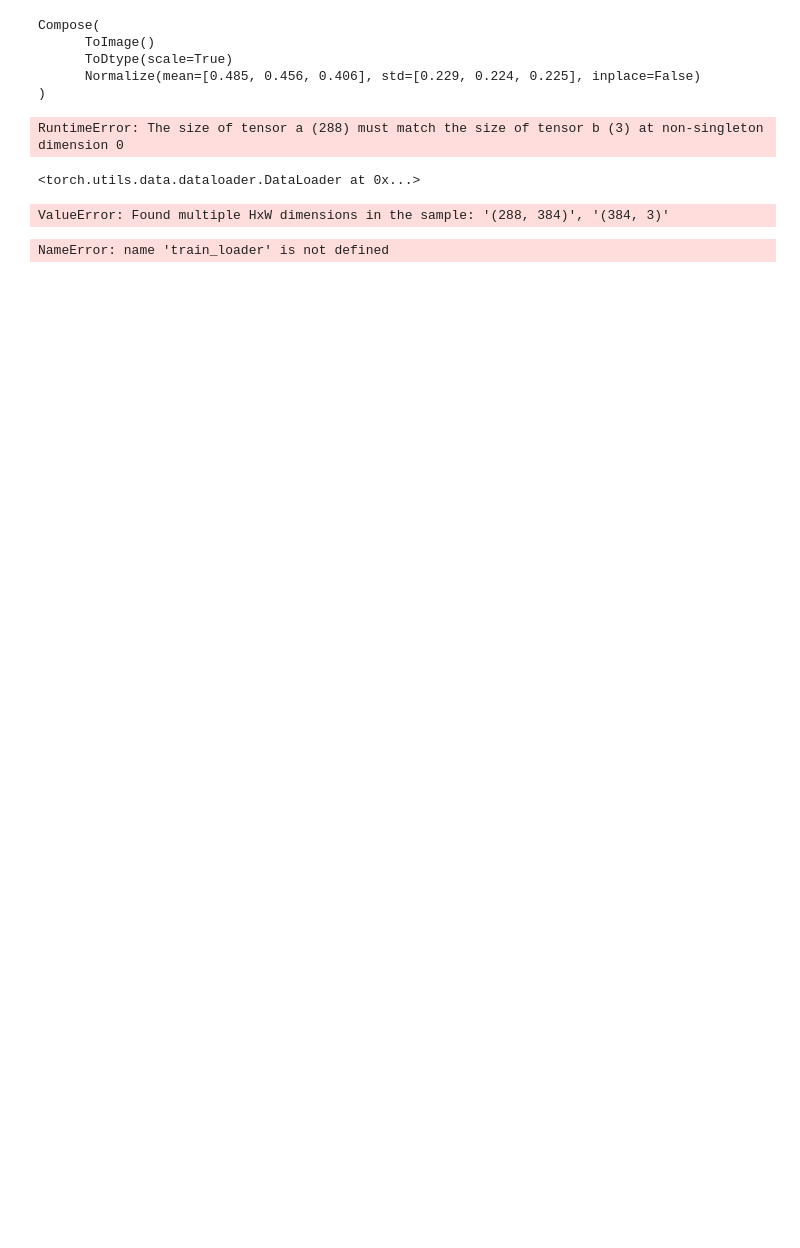
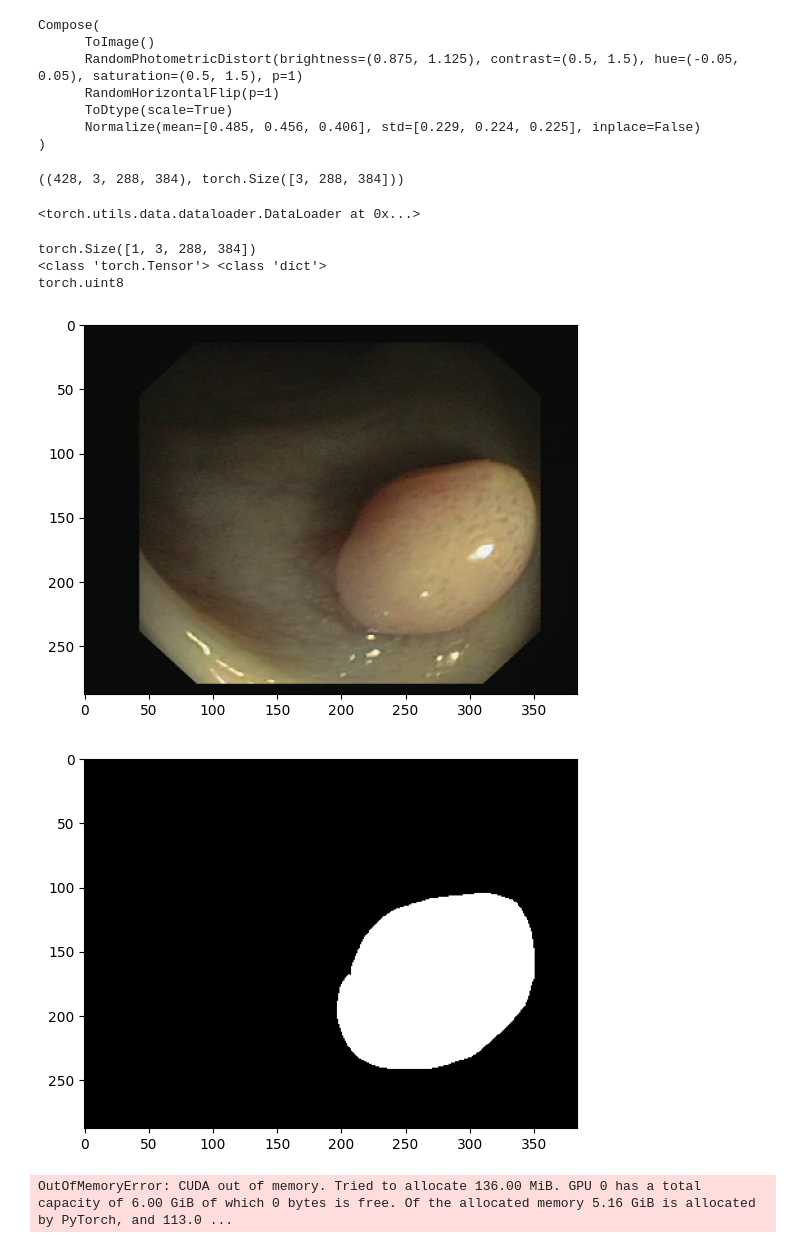
Before and after one commit to Glinte/cisc3027-project, a Jupyter notebook: notebooks/clinicdb.ipynb, the cells around one changed output. Cells and saved outputs as stored; diff of their text form; code cells hidden in the pictures; blank space fills up the shorter version.

```diff
--- a/notebooks/clinicdb.ipynb
+++ b/notebooks/clinicdb.ipynb
@@ -13,10 +15,10 @@ from project.data.cvc_clinic import ClinicDB
 
 transforms = v2.Compose([
     v2.ToImage(),
-    # v2.RandomPhotometricDistort(p=1),
+    v2.RandomPhotometricDistort(p=1),
     # v2.RandomZoomOut(),
     # v2.RandomIoUCrop(),
-    # v2.RandomHorizontalFlip(p=1),
+    v2.RandomHorizontalFlip(p=1),
     # v2.SanitizeBoundingBoxes(),
     v2.ToDtype(torch.float32, scale=True),
     v2.Normalize(mean=[0.485, 0.456, 0.406], std=[0.229, 0.224, 0.225]),
@@ -26,31 +28,38 @@ transforms
 # %% [output]
 Compose(
       ToImage()
+      RandomPhotometricDistort(brightness=(0.875, 1.125), contrast=(0.5, 1.5), hue=(-0.05, 0.05), saturation=(0.5, 1.5), p=1)
+      RandomHorizontalFlip(p=1)
       ToDtype(scale=True)
       Normalize(mean=[0.485, 0.456, 0.406], std=[0.229, 0.224, 0.225], inplace=False)
 )
 # %%
 dataset = ClinicDB(PROJECT_ROOT / "data", split="train", transforms=transforms)
-dataset.data.shape, dataset[0]
+dataset.data.shape, dataset[0][0].shape
 # %% [output]
-RuntimeError: The size of tensor a (288) must match the size of tensor b (3) at non-singleton dimension 0
+((428, 3, 288, 384), torch.Size([3, 288, 384]))
 # %%
 train_loader = dataset.get_loader(batch_size=5, shuffle=True)
 train_loader
 # %% [output]
 <torch.utils.data.dataloader.DataLoader at 0x...>
 # %%
-for i, (data, target) in enumerate(train_loader):
+base_loader = ClinicDB(PROJECT_ROOT / "data", split="train", transforms=None).get_loader(batch_size=1, shuffle=True)
+for i, (data, target) in enumerate(base_loader):
     print(data.shape)
     print(type(data), type(target))
     print(data.dtype)
-    plt.imshow(data[0].numpy())
+    plt.imshow(data[0].numpy().transpose(1, 2, 0))
     plt.show()
-    plt.imshow(target["masks"][0].numpy(), cmap="gray")
+    plt.imshow(target["masks"][0].numpy().transpose(1, 2, 0), cmap="gray")
     plt.show()
     break
 # %% [output]
-ValueError: Found multiple HxW dimensions in the sample: '(288, 384)', '(384, 3)'
+torch.Size([1, 3, 288, 384])
+<class 'torch.Tensor'> <class 'dict'>
+torch.uint8
+[figure, added]
+[figure, added]
 # %%
 # Intersection over Union (IoU) loss
 class IoULoss(nn.Module):
@@ -87,18 +98,19 @@ optimizer = torch.optim.Adam(model.parameters())
 for epoch in range(100):
     model.train()
     for i, (data, target) in enumerate(train_loader):
-        data, target = data.to("cuda"), target.to("cuda")
+        mask = target["masks"]
+        data, mask = data.to("cuda"), mask.to("cuda")
 
         optimizer.zero_grad()
         output = model(data)
-        loss = criterion(output, target)
+        loss = criterion(output, mask)
         loss.backward()
         optimizer.step()
 
         if i % 20 == 0:
             print(f"Epoch {epoch}, Batch {i}, Loss: {loss.item()}")
 # %% [output]
-NameError: name 'train_loader' is not defined
+OutOfMemoryError: CUDA out of memory. Tried to allocate 136.00 MiB. GPU 0 has a total capacity of 6.00 GiB of which 0 bytes is free. Of the allocated memory 5.16 GiB is allocated by PyTorch, and 113.0 ...
 # %%
 model.eval()
 test_set = ClinicDB(dataset_root, split="test", transforms=transforms)
```
Also changed, not shown: parts of 2 cells of this notebook, 3 other files.
